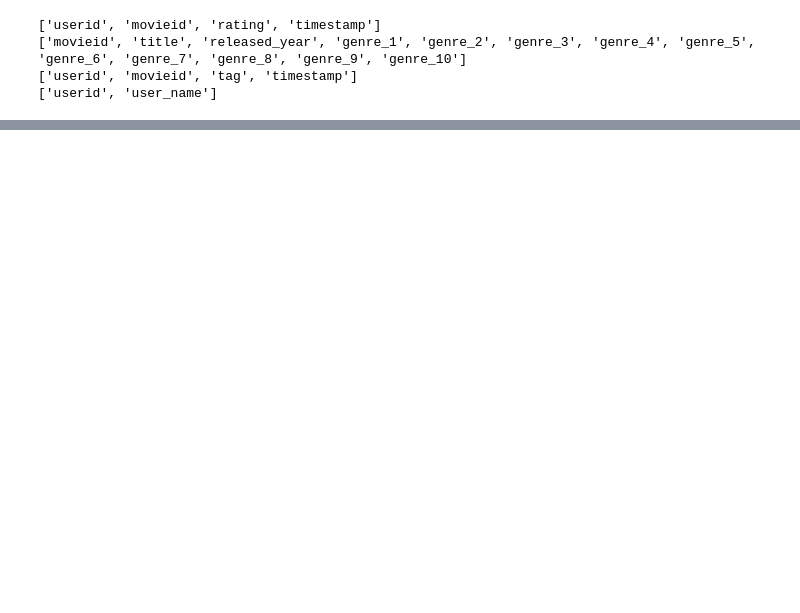
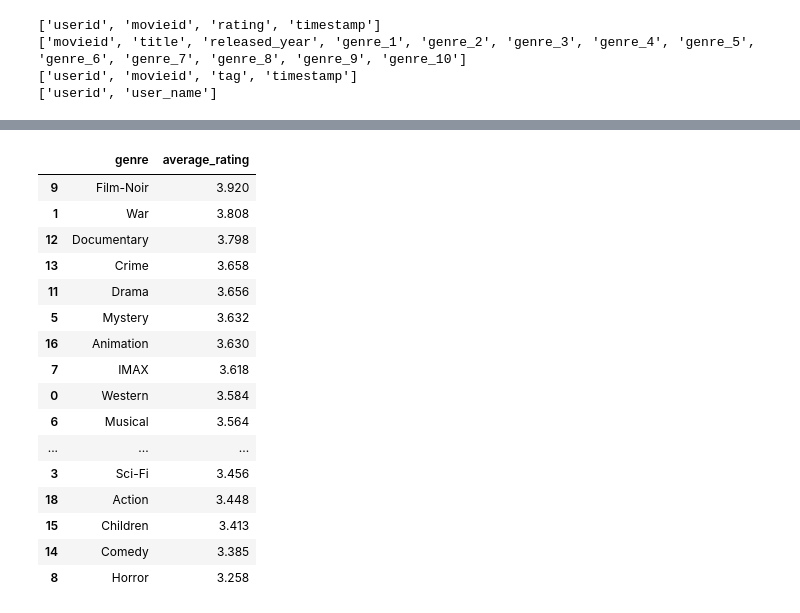
Before and after one commit to proman2520/project-4, a Jupyter notebook: plots.ipynb, the cells around one changed output, grey strips where cells are left out. Saved outputs shown, nothing was run; the diff lists cells and outputs as text; code cells hidden in the pictures; blank space fills up the shorter version.

```diff
--- a/plots.ipynb
+++ b/plots.ipynb
@@ -108,0 +161,62 @@ Name: count, dtype: int64
+# %%
+# Your raw SQL query as a string
+sql_query = """
+WITH movie_genres AS (
+SELECT DISTINCT
+genre_1 AS genre, movieid
+FROM movies
+UNION
+SELECT DISTINCT
+genre_2 AS genre, movieid
+FROM movies
+UNION
+SELECT DISTINCT
+genre_3 AS genre, movieid
+FROM movies
+UNION
+SELECT DISTINCT
+genre_4 AS genre, movieid
+FROM movies
+UNION
+SELECT DISTINCT
+genre_5 AS genre, movieid
+FROM movies
+UNION
+SELECT DISTINCT
+genre_6 AS genre, movieid
+FROM movies
+UNION
+SELECT DISTINCT
+genre_7 AS genre, movieid
+FROM movies
+UNION
+SELECT DISTINCT
+genre_8 AS genre, movieid
+FROM movies
+UNION
+SELECT DISTINCT
+genre_9 AS genre, movieid
+FROM movies
+UNION
+SELECT DISTINCT
+genre_10 AS genre, movieid
+FROM movies
+)
+SELECT
+mg.genre, round(avg(r.rating::numeric),3) AS average_rating FROM ratings r
+JOIN movie_genres mg
+ON mg.movieid = r.movieid
+WHERE mg.genre IS NOT NULL
+GROUP BY mg.genre
+ORDER BY 1 desc
+"""
+# Execute the raw SQL query using session.query
+with engine.connect() as con:
+    data = con.execute(text(sql_query)).all()
+    for row in data:
+        print(row)
+
+ratings_by_genre = pd.DataFrame(data)
+ratings_by_genre = ratings_by_genre.sort_values("average_rating", ascending=False)
+ratings_by_genre
+# %% [output]
@@ -108,0 +242,17 @@ Name: count, dtype: int64
+|  | genre | average_rating |
+| 9 | Film-Noir | 3.920 |
+| 1 | War | 3.808 |
+| 12 | Documentary | 3.798 |
+| 13 | Crime | 3.658 |
+| 11 | Drama | 3.656 |
+| 5 | Mystery | 3.632 |
+| 16 | Animation | 3.630 |
+| 7 | IMAX | 3.618 |
+| 0 | Western | 3.584 |
+| 6 | Musical | 3.564 |
+| ... | ... | ... |
+| 3 | Sci-Fi | 3.456 |
+| 18 | Action | 3.448 |
+| 15 | Children | 3.413 |
+| 14 | Comedy | 3.385 |
+| 8 | Horror | 3.258 |
```
Also changed, not shown: parts of 13 cells of this notebook, 1 other file.
